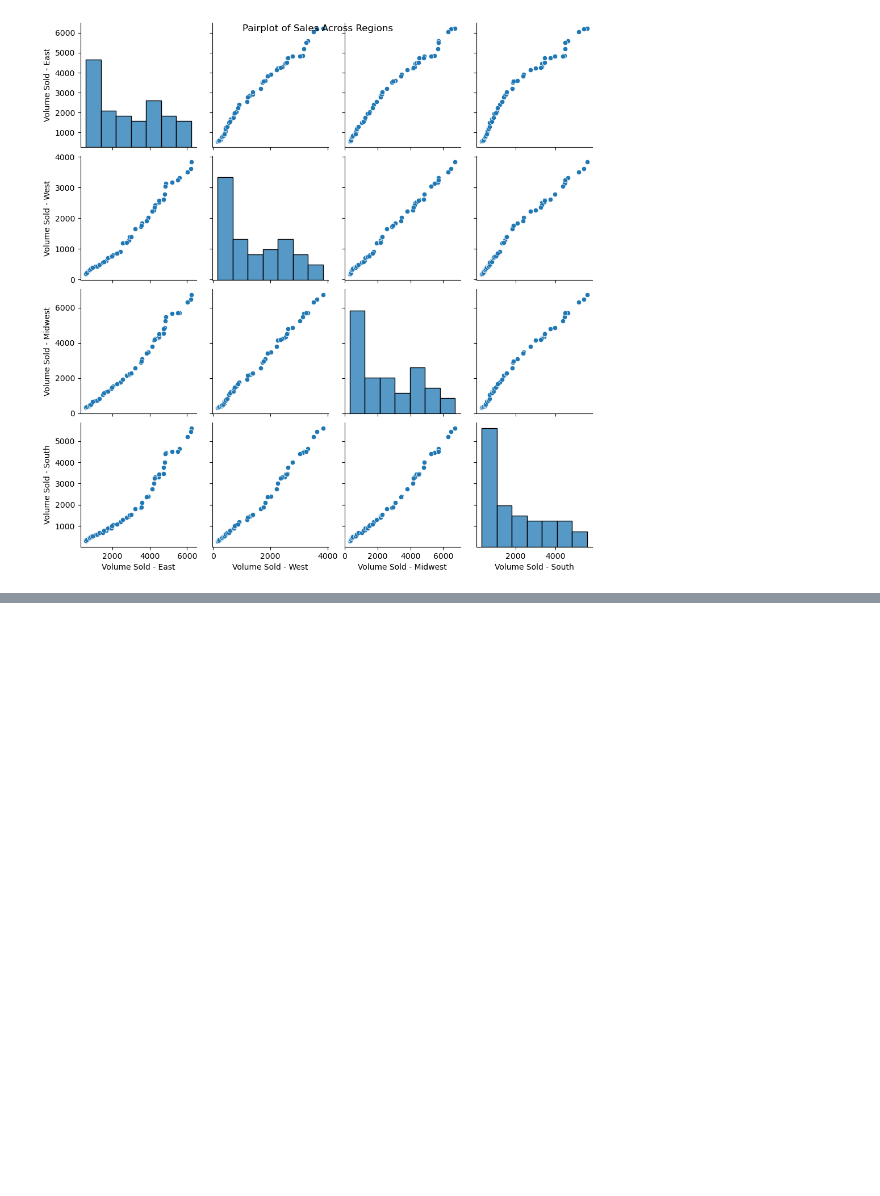
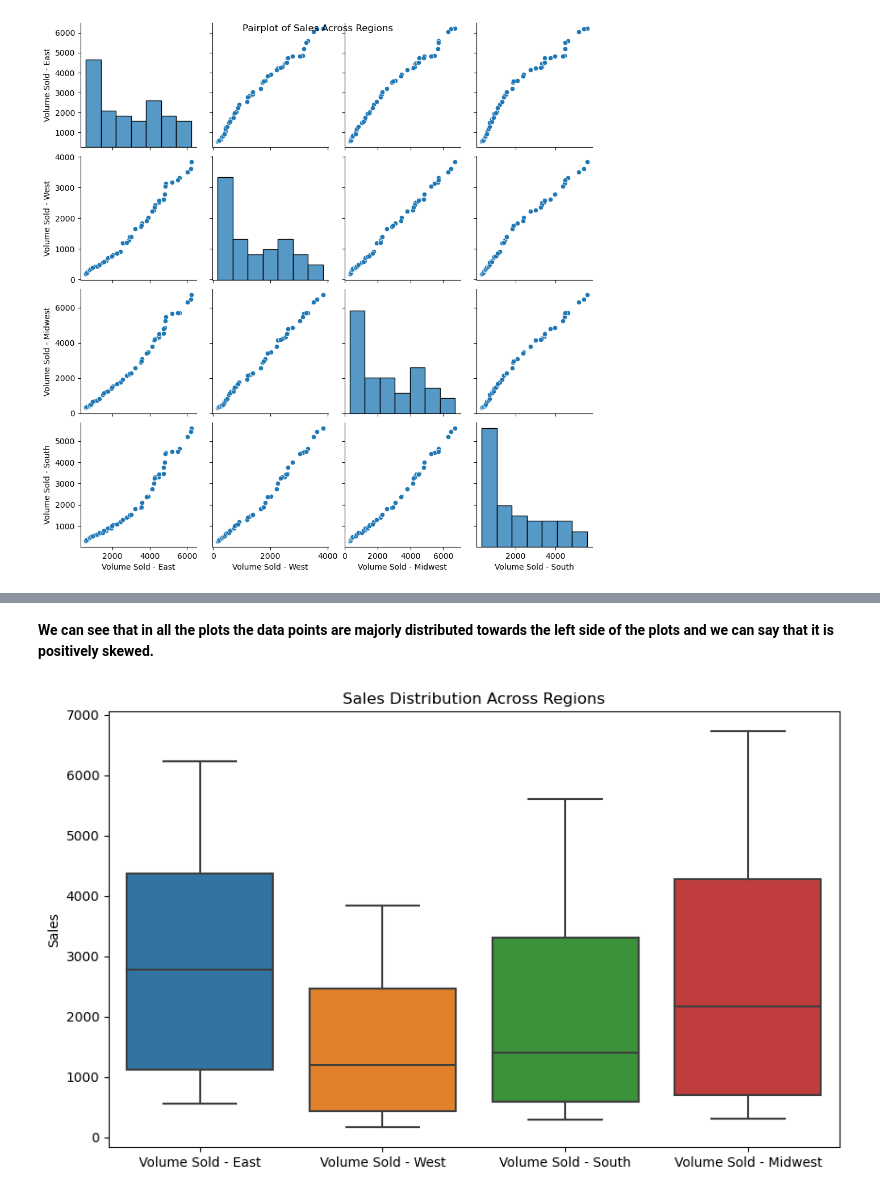
Before and after one commit to daryllalmeida/Drug-Forecasting, a Jupyter notebook: Mounjaro Forecasting Project.ipynb, the cells around one changed output, grey strips where cells are left out. Cells and saved outputs as stored; diff of their text form; code cells hidden in the pictures; blank space fills up the shorter version.

```diff
--- a/Mounjaro Forecasting Project.ipynb
+++ b/Mounjaro Forecasting Project.ipynb
@@ -166,0 +195,12 @@ plt.show()
+# %% [markdown]
+<b> We can see that in all the plots the data points are majorly distributed towards the left side of the plots and we can say that it is positively skewed. </b>
+# %%
+#Boxplot
+
+plt.figure(figsize=(10, 6))
+sns.boxplot(data=df[['Volume Sold - East', 'Volume Sold - West', 'Volume Sold - South', 'Volume Sold - Midwest']])
+plt.title('Sales Distribution Across Regions')
+plt.ylabel('Sales')
+plt.show()
+# %% [output]
+[figure, added]
```
Also changed, not shown: parts of 15 cells of this notebook.
